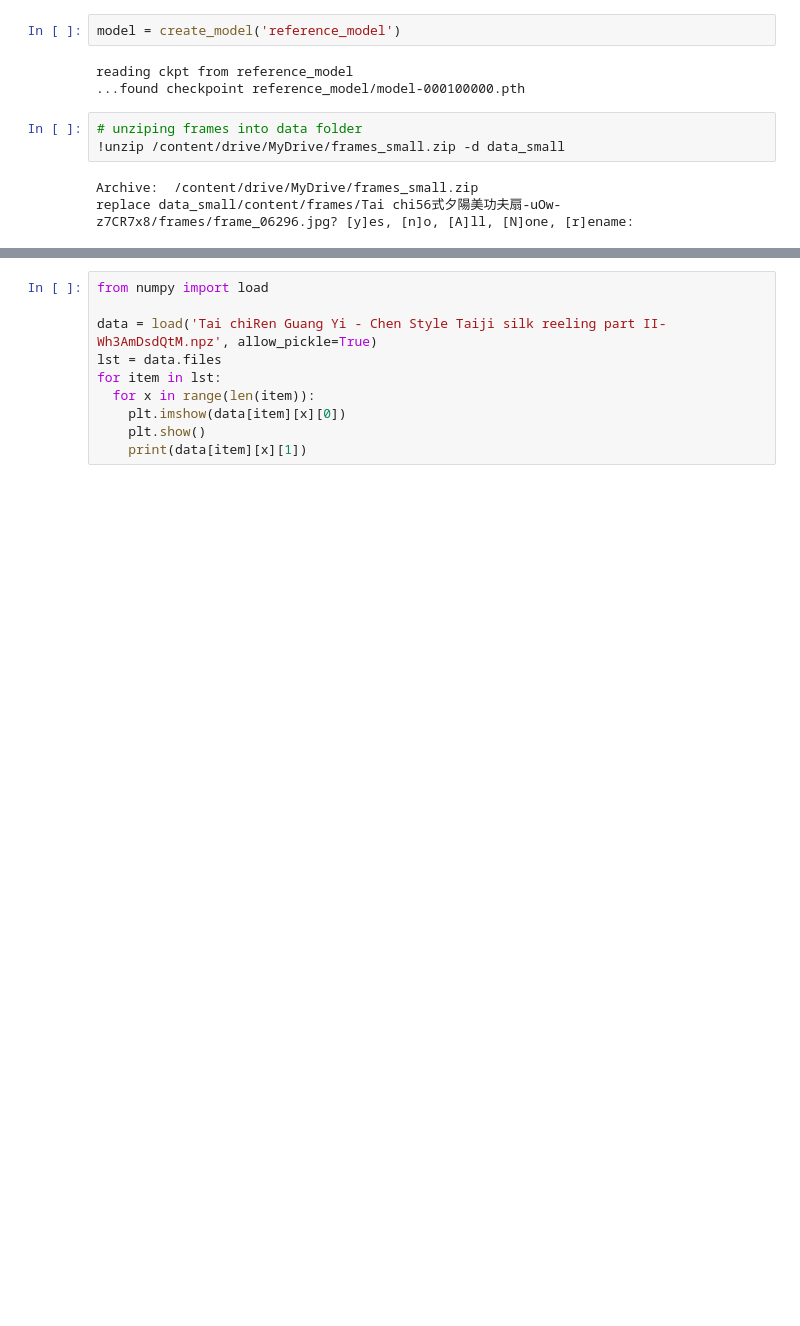
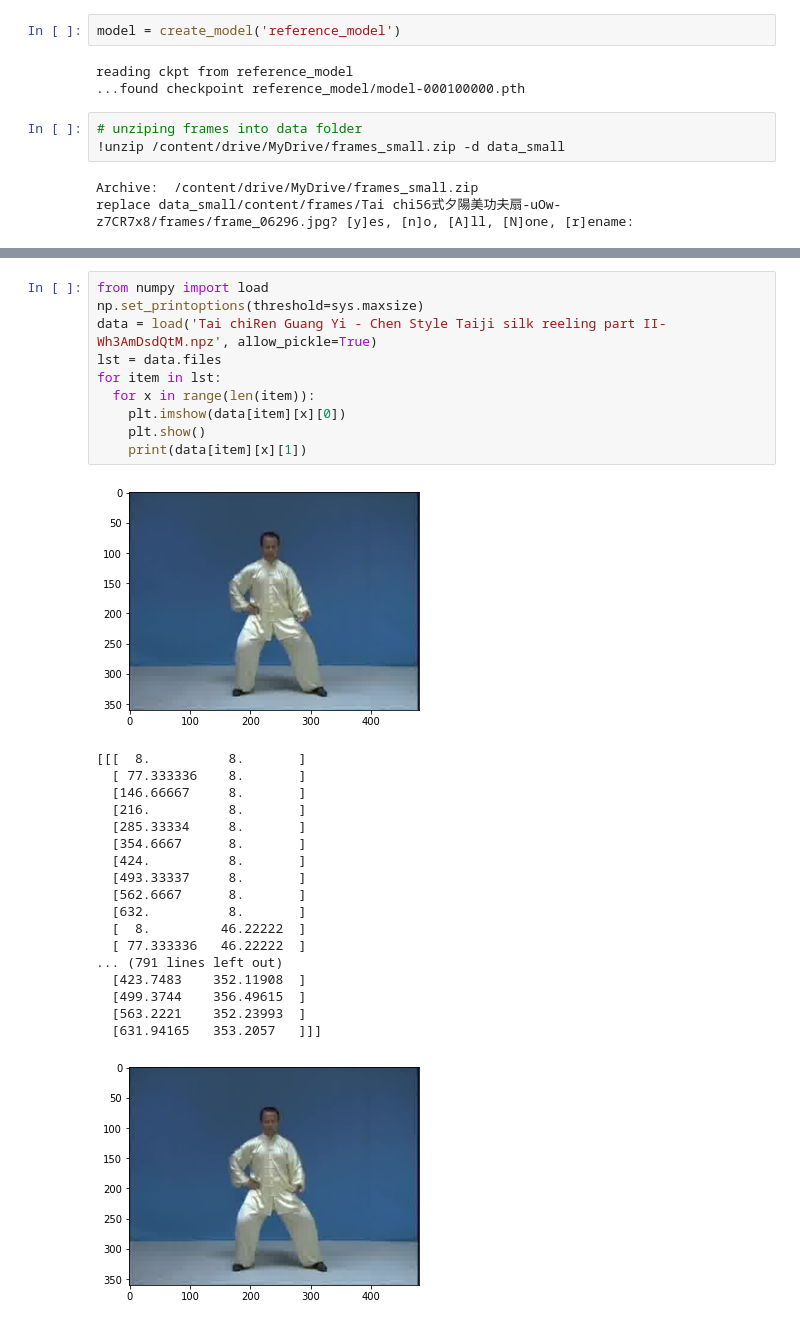
Before and after one commit to tranlg99/L4_project, a Jupyter notebook: src/colab_notebooks/generate_trainingdata.ipynb, the cells around one changed output, grey strips where cells are left out. Saved outputs shown, nothing was run; the diff lists cells and outputs as text; blank space fills up the shorter version.

```diff
--- a/src/colab_notebooks/generate_trainingdata.ipynb
+++ b/src/colab_notebooks/generate_trainingdata.ipynb
@@ -193,10 +263,30 @@ generate_training_data(model,"Tai chiRen Guang Yi - Chen Style Taiji silk reelin
 # %%
 from numpy import load
-
+np.set_printoptions(threshold=sys.maxsize)
 data = load('Tai chiRen Guang Yi - Chen Style Taiji silk reeling part II-Wh3AmDsdQtM.npz', allow_pickle=True)
 lst = data.files
 for item in lst:
   for x in range(len(item)):
     plt.imshow(data[item][x][0])
     plt.show()
     print(data[item][x][1])
+# %% [output]
+[figure, added]
+[[[  8.          8.       ]
+  [ 77.333336    8.       ]
+  [146.66667     8.       ]
+  [216.          8.       ]
+  [285.33334     8.       ]
+  [354.6667      8.       ]
+  [424.          8.       ]
+  [493.33337     8.       ]
+  [562.6667      8.       ]
+  [632.          8.       ]
+  [  8.         46.22222  ]
+  [ 77.333336   46.22222  ]
+... (791 lines left out)
+  [423.7483    352.11908  ]
+  [499.3744    356.49615  ]
+  [563.2221    352.23993  ]
+  [631.94165   353.2057   ]]]
+[figure, added]
```
Also changed, not shown: parts of 10 cells of this notebook.
